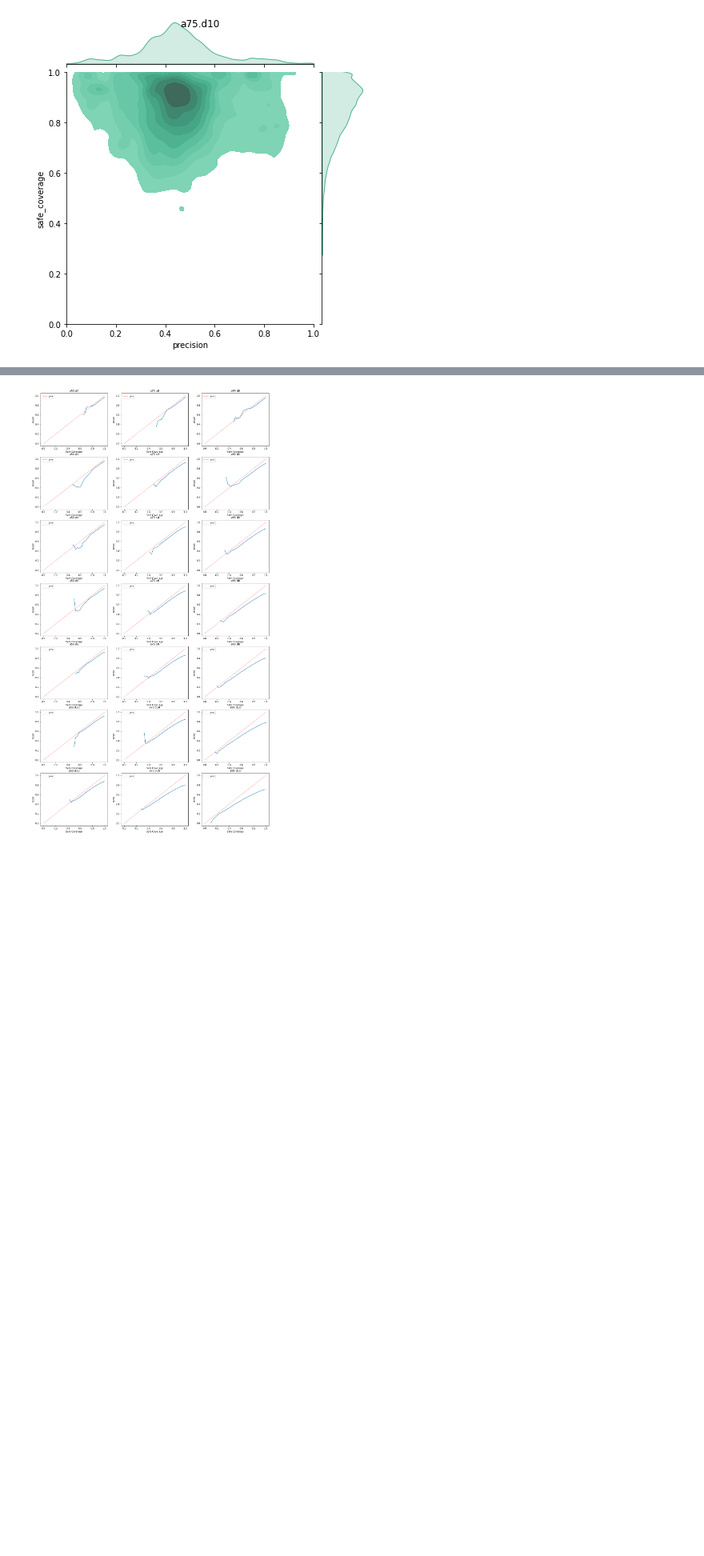
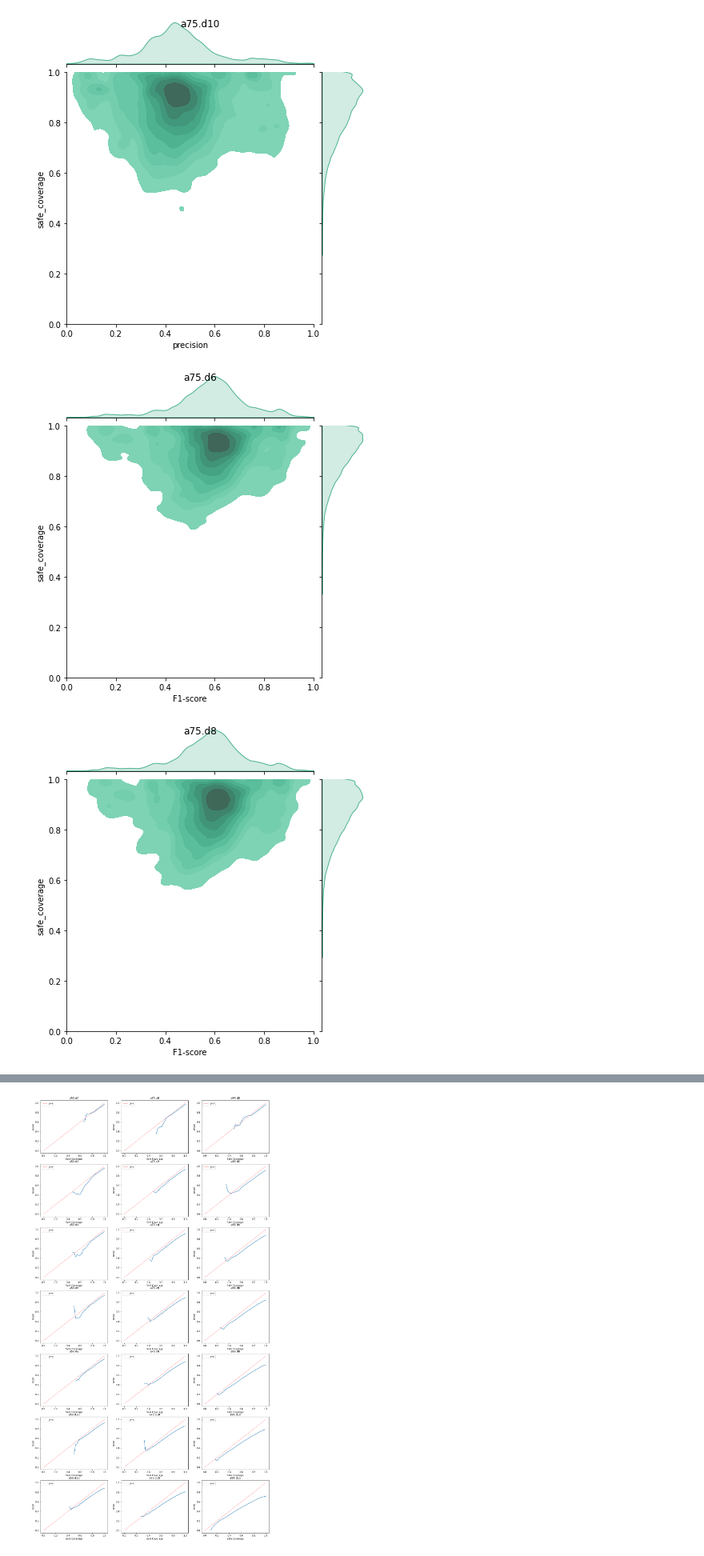
Before and after one commit to algbio/alignment-safety, a Jupyter notebook: pipeline/analysis/motifs.ipynb, the cells around one changed output, grey strips where cells are left out. Shown at 80% size. Cells and saved outputs as stored; diff of their text form; code cells hidden in the pictures; blank space fills up the shorter version.

Commit message:
plot updates

```diff
--- a/pipeline/analysis/motifs.ipynb
+++ b/pipeline/analysis/motifs.ipynb
@@ -445,3 +453,8 @@ plot_kde(groups, 75, [6,8,10], x="precision", y="safe_coverage")
 [figure]
 [figure]
 [figure]
+# %%
+plot_kde(groups, "F1-score", "safe_coverage", 75, [6,8,10])
+# %% [output]
+[figure, added]
+[figure, added]
```
Also changed, not shown: parts of 16 cells of this notebook.
